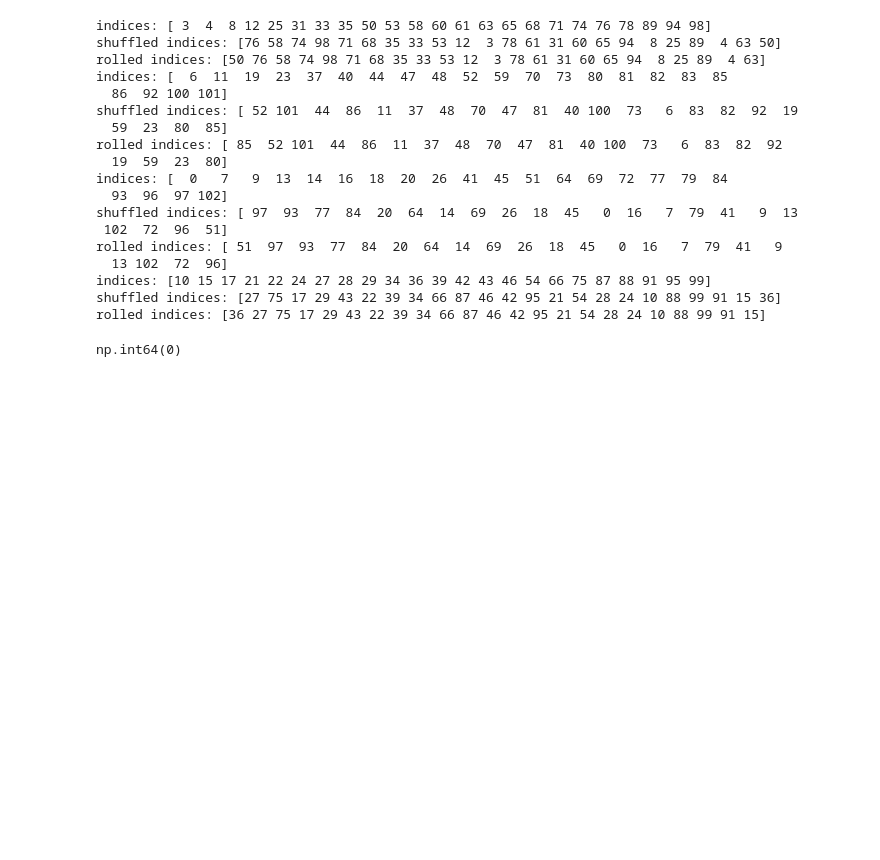
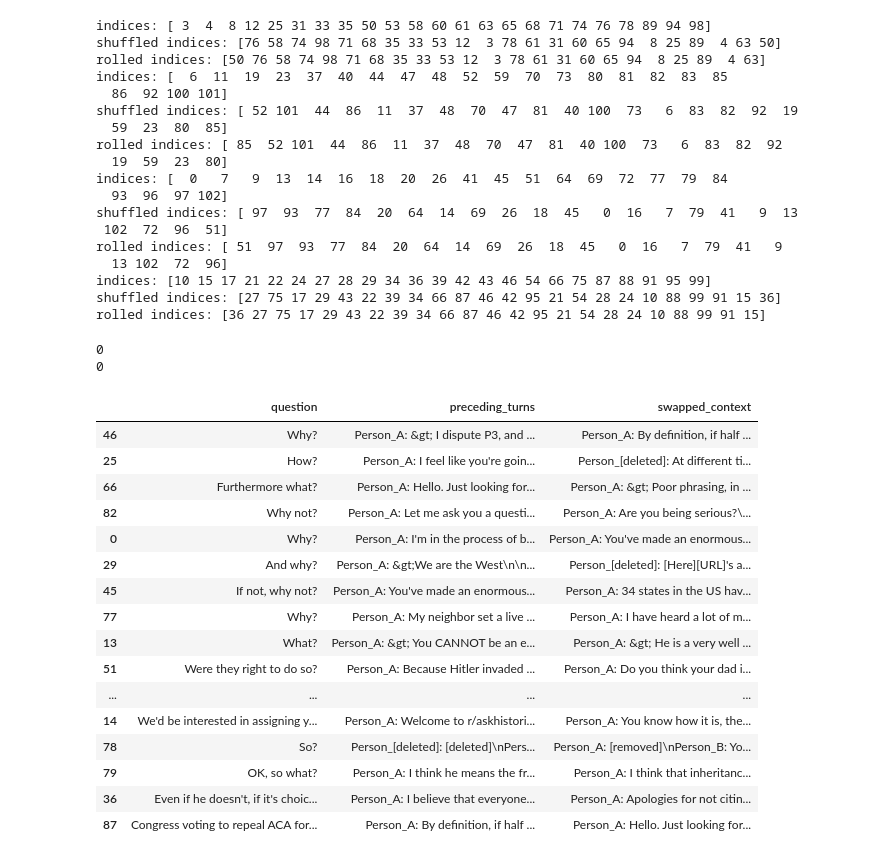
Before and after one commit to elisabeihofer-boop/ml2-final-project, a Jupyter notebook: notebooks/datasets.ipynb, the cells around one changed output. Cells and saved outputs as stored; diff of their text form; code cells hidden in the pictures; blank space fills up the shorter version.

```diff
--- a/notebooks/datasets.ipynb
+++ b/notebooks/datasets.ipynb
@@ -198,7 +214,7 @@ Name: proportion, dtype: float64
 empty = dev_split["preceding_turns"].str.strip().eq("")
 
 non_textual = dev_split["preceding_turns"].str.fullmatch(
-    r"\s*Person_\w+:\s*<non-textual content>\s*"
+    r"(?:\s*Person_(?:\w+|\[deleted\]):\s*(?:<non-textual content>|\[removed\]|\[deleted\]))+\s*"
 )
 
 dev_filtered = dev_split[~(empty | non_textual)].copy()
@@ -385,9 +424,33 @@ shuffled indices: [27 75 17 29 43 22 39 34 66 87 46 42 95 21 54 28 24 10 88 99 9
 rolled indices: [36 27 75 17 29 43 22 39 34 66 87 46 42 95 21 54 28 24 10 88 99 91 15]
 # %%
 # checking for missing swapped contexts
-dev_filtered["swapped_context"].isna().sum()
+print(dev_filtered["swapped_context"].isna().sum())
 
 # checking for identical original and swapped contexts
-(dev_filtered["preceding_turns"] == dev_filtered["swapped_context"]).sum()
+print((dev_filtered["preceding_turns"] == dev_filtered["swapped_context"]).sum())
+
+# verifying
+dev_filtered.loc[
+    :,
+    ["question", "preceding_turns", "swapped_context"]
+].sample(30, random_state=42)
 # %% [output]
-np.int64(0)
+0
+0
+|  | question | preceding_turns | swapped_context |
+| 46 | Why? | Person_A: &gt; I dispute P3, and ... | Person_A: By definition, if half ... |
+| 25 | How? | Person_A: I feel like you're goin... | Person_[deleted]: At different ti... |
+| 66 | Furthermore what? | Person_A: Hello. Just looking for... | Person_A: &gt; Poor phrasing, in ... |
+| 82 | Why not? | Person_A: Let me ask you a questi... | Person_A: Are you being serious?\... |
+| 0 | Why? | Person_A: I'm in the process of b... | Person_A: You've made an enormous... |
+| 29 | And why? | Person_A: &gt;We are the West\n\n... | Person_[deleted]: [Here][URL]'s a... |
+| 45 | If not, why not? | Person_A: You've made an enormous... | Person_A: 34 states in the US hav... |
+| 77 | Why? | Person_A: My neighbor set a live ... | Person_A: I have heard a lot of m... |
+| 13 | What? | Person_A: &gt; You CANNOT be an e... | Person_A: &gt; He is a very well ... |
+| 51 | Were they right to do so? | Person_A: Because Hitler invaded ... | Person_A: Do you think your dad i... |
+| ... | ... | ... | ... |
+| 14 | We'd be interested in assigning y... | Person_A: Welcome to r/askhistori... | Person_A: You know how it is, the... |
+| 78 | So? | Person_[deleted]: [deleted]\nPers... | Person_A: [removed]\nPerson_B: Yo... |
+| 79 | OK, so what? | Person_A: I think he means the fr... | Person_A: I think that inheritanc... |
+| 36 | Even if he doesn't, if it's choic... | Person_A: I believe that everyone... | Person_A: Apologies for not citin... |
+| 87 | Congress voting to repeal ACA for... | Person_A: By definition, if half ... | Person_A: Hello. Just looking for... |
```
Also changed, not shown: parts of 19 cells of this notebook, 3 other files.
